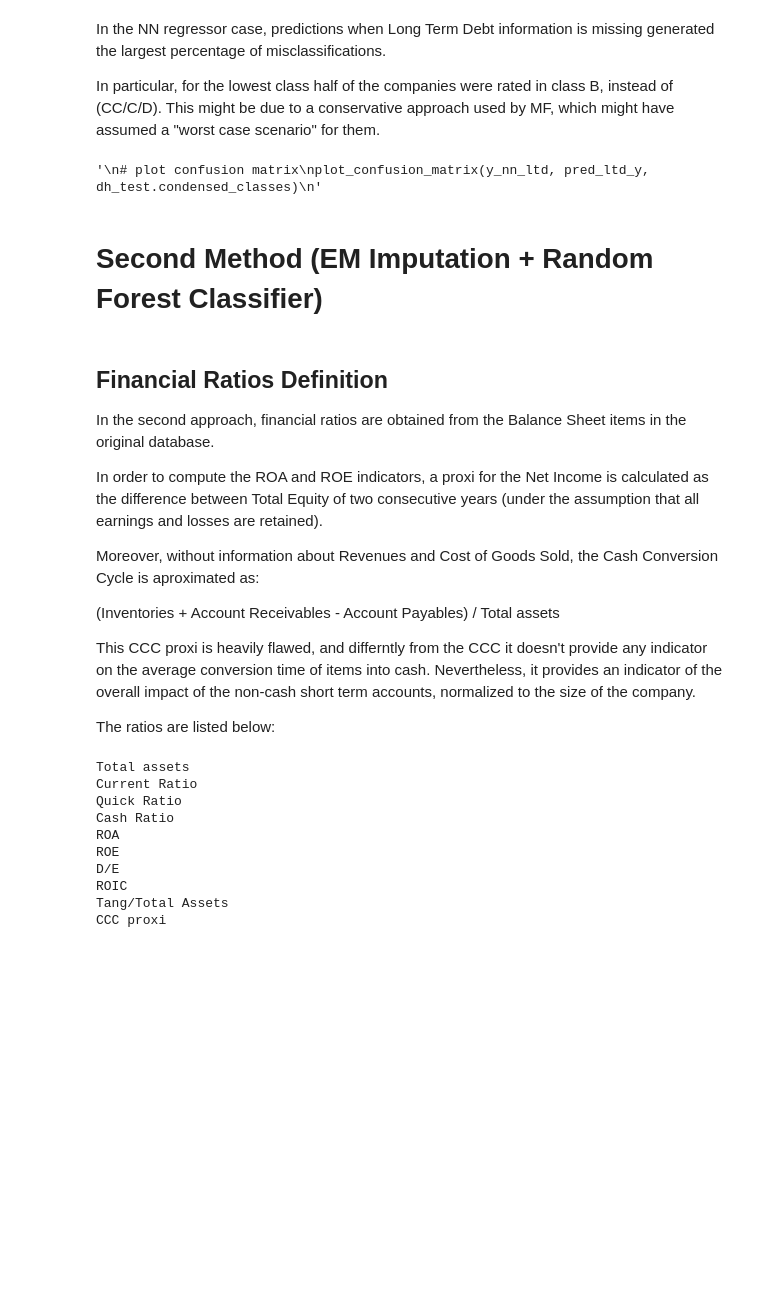
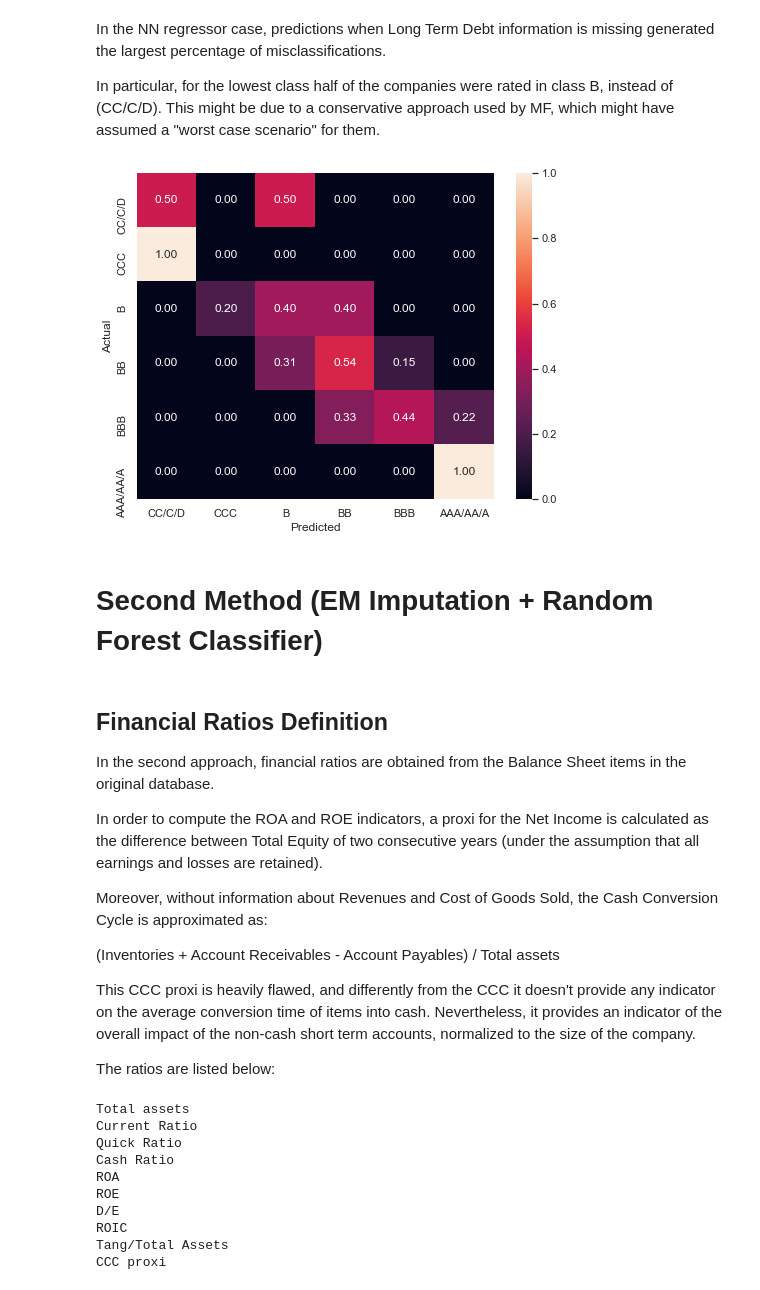
Before and after one commit to EnricoReg/CreditRatingAnalysis---share, a Jupyter notebook: main_notebook.ipynb, the cells around one changed output. Saved outputs shown, nothing was run; the diff lists cells and outputs as text; code cells hidden in the pictures; blank space fills up the shorter version.

```diff
--- a/main_notebook.ipynb
+++ b/main_notebook.ipynb
@@ -358,12 +421,11 @@ In the NN regressor case, predictions when Long Term Debt information is missing
 In particular, for the lowest class half of the companies were rated in class B, instead of (CC/C/D). This might be due to a conservative approach used by MF, which might have assumed a "worst case scenario" for them.
 # %%
 # confusion matric Long Term Debt
-"""
+
 # plot confusion matrix
-plot_confusion_matrix(y_nn_ltd, pred_ltd_y, dh_test.condensed_classes)
-"""
+fig = plot_confusion_matrix(y_nn_ltd, pred_ltd_y, dh.condensed_classes)
 # %% [output]
-'\n# plot confusion matrix\nplot_confusion_matrix(y_nn_ltd, pred_ltd_y, dh_test.condensed_classes)\n'
+[figure, added]
 # %% [markdown]
 # Second Method (EM Imputation + Random Forest Classifier)
 # %%
@@ -395,11 +457,11 @@ In the second approach, financial ratios are obtained from the Balance Sheet ite
 
 In order to compute the ROA and ROE indicators, a proxi for the Net Income is calculated as the difference between Total Equity of two consecutive years (under the assumption that all earnings and losses are retained).
 
-Moreover, without information about Revenues and Cost of Goods Sold, the Cash Conversion Cycle is aproximated as:
+Moreover, without information about Revenues and Cost of Goods Sold, the Cash Conversion Cycle is approximated as:
 
 (Inventories + Account Receivables - Account Payables) / Total assets
 
-This CCC proxi is heavily flawed, and differntly from the CCC it doesn't provide any indicator on the average conversion time of items into cash. Nevertheless, it provides an indicator of the overall impact of the non-cash short term accounts, normalized to the size of the company.
+This CCC proxi is heavily flawed, and differently from the CCC it doesn't provide any indicator on the average conversion time of items into cash. Nevertheless, it provides an indicator of the overall impact of the non-cash short term accounts, normalized to the size of the company.
 
 The ratios are listed below:
 # %%
```
Also changed, not shown: parts of 44 cells of this notebook, 9 other files.
